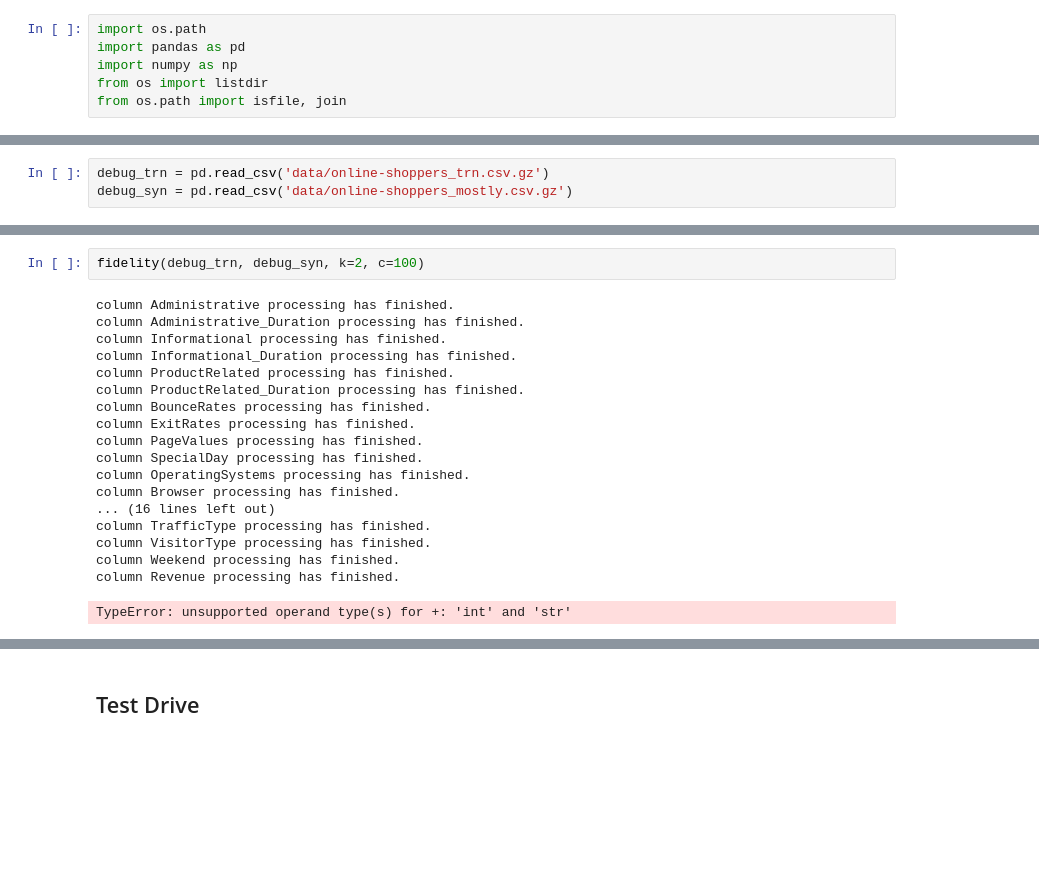
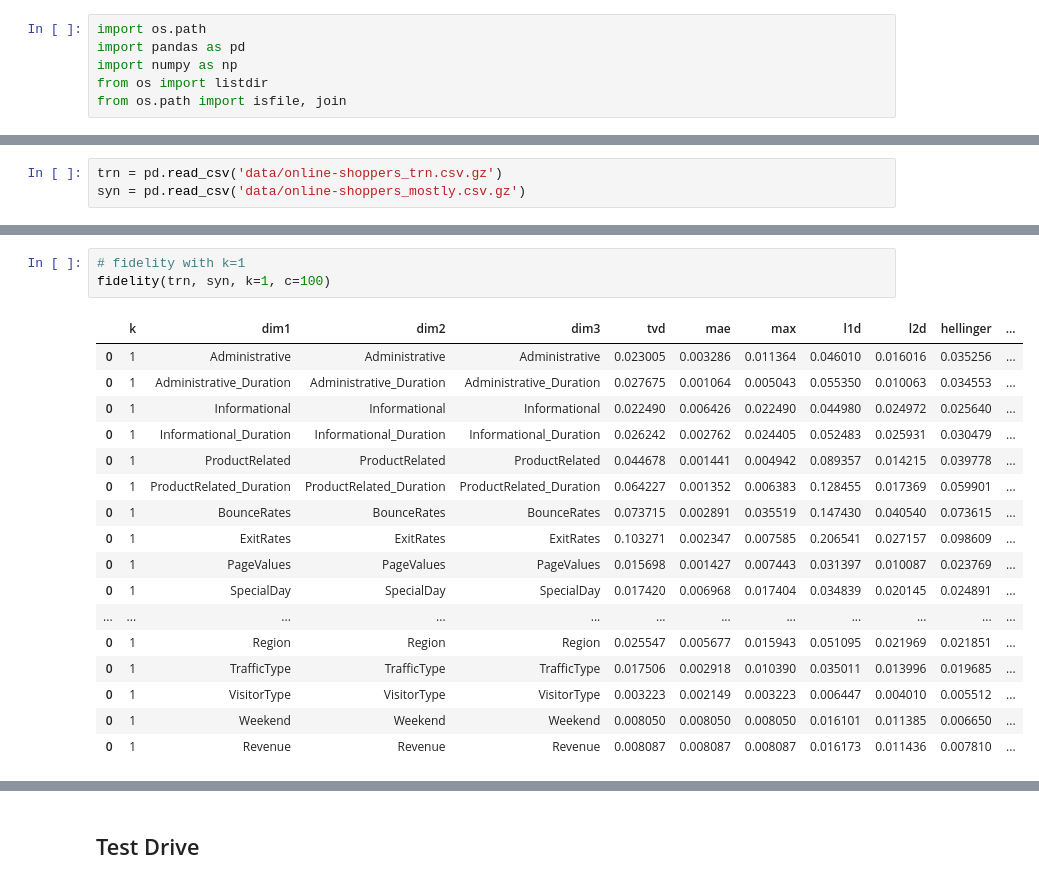
Before and after one commit to mostly-ai/paper-fidelity-accuracy, a Jupyter notebook: fidelity.ipynb, the cells around one changed output, grey strips where cells are left out. Drawn from its saved outputs; the diff is of its cells as text; blank space fills up the shorter version.

Commit message:
Get fidelity bm working

```diff
--- a/fidelity.ipynb
+++ b/fidelity.ipynb
@@ -11,3 +89,3 @@ from os.path import isfile, join
 # %%
-debug_trn = pd.read_csv('data/online-shoppers_trn.csv.gz')
-debug_syn = pd.read_csv('data/online-shoppers_mostly.csv.gz')
+trn = pd.read_csv('data/online-shoppers_trn.csv.gz')
+syn = pd.read_csv('data/online-shoppers_mostly.csv.gz')
@@ -207,21 +211,21 @@ column Revenue processing has finished.
-# %%
-fidelity(debug_trn, debug_syn, k=2, c=100)
-# %% [output]
-column Administrative processing has finished.
-column Administrative_Duration processing has finished.
-column Informational processing has finished.
-column Informational_Duration processing has finished.
-column ProductRelated processing has finished.
-column ProductRelated_Duration processing has finished.
-column BounceRates processing has finished.
-column ExitRates processing has finished.
-column PageValues processing has finished.
-column SpecialDay processing has finished.
-column OperatingSystems processing has finished.
-column Browser processing has finished.
-... (16 lines left out)
-column TrafficType processing has finished.
-column VisitorType processing has finished.
-column Weekend processing has finished.
-column Revenue processing has finished.
-TypeError: unsupported operand type(s) for +: 'int' and 'str'
+# %%
+# fidelity with k=1
+fidelity(trn, syn, k=1, c=100)
+# %% [output]
+|  | k | dim1 | dim2 | dim3 | tvd | mae | max | l1d | l2d | hellinger | ... |
+| 0 | 1 | Administrative | Administrative | Administrative | 0.023005 | 0.003286 | 0.011364 | 0.046010 | 0.016016 | 0.035256 | ... |
+| 0 | 1 | Administrative_Duration | Administrative_Duration | Administrative_Duration | 0.027675 | 0.001064 | 0.005043 | 0.055350 | 0.010063 | 0.034553 | ... |
+| 0 | 1 | Informational | Informational | Informational | 0.022490 | 0.006426 | 0.022490 | 0.044980 | 0.024972 | 0.025640 | ... |
+| 0 | 1 | Informational_Duration | Informational_Duration | Informational_Duration | 0.026242 | 0.002762 | 0.024405 | 0.052483 | 0.025931 | 0.030479 | ... |
+| 0 | 1 | ProductRelated | ProductRelated | ProductRelated | 0.044678 | 0.001441 | 0.004942 | 0.089357 | 0.014215 | 0.039778 | ... |
+| 0 | 1 | ProductRelated_Duration | ProductRelated_Duration | ProductRelated_Duration | 0.064227 | 0.001352 | 0.006383 | 0.128455 | 0.017369 | 0.059901 | ... |
+| 0 | 1 | BounceRates | BounceRates | BounceRates | 0.073715 | 0.002891 | 0.035519 | 0.147430 | 0.040540 | 0.073615 | ... |
+| 0 | 1 | ExitRates | ExitRates | ExitRates | 0.103271 | 0.002347 | 0.007585 | 0.206541 | 0.027157 | 0.098609 | ... |
+| 0 | 1 | PageValues | PageValues | PageValues | 0.015698 | 0.001427 | 0.007443 | 0.031397 | 0.010087 | 0.023769 | ... |
+| 0 | 1 | SpecialDay | SpecialDay | SpecialDay | 0.017420 | 0.006968 | 0.017404 | 0.034839 | 0.020145 | 0.024891 | ... |
+| ... | ... | ... | ... | ... | ... | ... | ... | ... | ... | ... | ... |
+| 0 | 1 | Region | Region | Region | 0.025547 | 0.005677 | 0.015943 | 0.051095 | 0.021969 | 0.021851 | ... |
+| 0 | 1 | TrafficType | TrafficType | TrafficType | 0.017506 | 0.002918 | 0.010390 | 0.035011 | 0.013996 | 0.019685 | ... |
+| 0 | 1 | VisitorType | VisitorType | VisitorType | 0.003223 | 0.002149 | 0.003223 | 0.006447 | 0.004010 | 0.005512 | ... |
+| 0 | 1 | Weekend | Weekend | Weekend | 0.008050 | 0.008050 | 0.008050 | 0.016101 | 0.011385 | 0.006650 | ... |
+| 0 | 1 | Revenue | Revenue | Revenue | 0.008087 | 0.008087 | 0.008087 | 0.016173 | 0.011436 | 0.007810 | ... |
```
Also changed, not shown: parts of 39 cells of this notebook.
